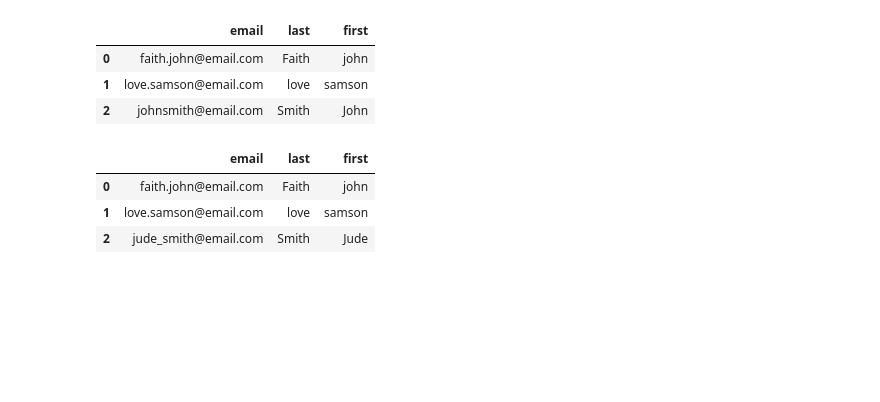
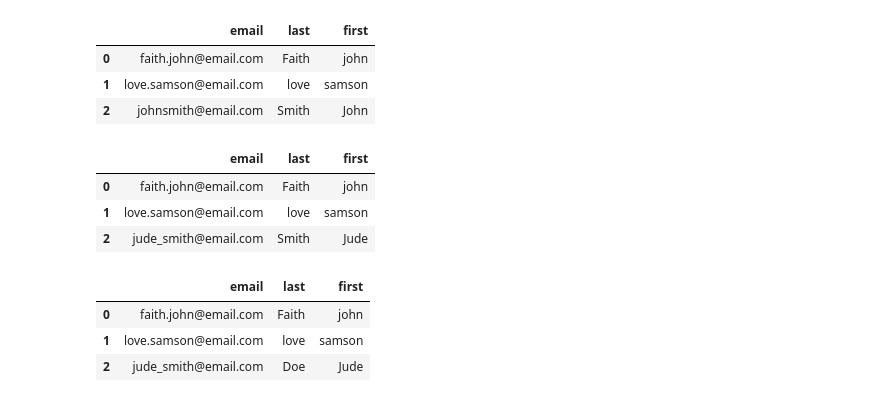
Before and after one commit to Leziga-Bakor/Advanced_Python, a Jupyter notebook: Pandas/pandas demo.ipynb, the cells around one changed output. Saved outputs shown, nothing was run; the diff lists cells and outputs as text; code cells hidden in the pictures; blank space fills up the shorter version.

```diff
--- a/Pandas/pandas demo.ipynb
+++ b/Pandas/pandas demo.ipynb
@@ -437,3 +437,12 @@ p_df
 | 0 | faith.john@email.com | Faith | john |
 | 1 | love.samson@email.com | love | samson |
 | 2 | jude_smith@email.com | Smith | Jude |
+# %%
+p_df.at[2, 'last'] = 'Doe'
+# %%
+p_df
+# %% [output]
+|  | email | last | first |
+| 0 | faith.john@email.com | Faith | john |
+| 1 | love.samson@email.com | love | samson |
+| 2 | jude_smith@email.com | Doe | Jude |
```
